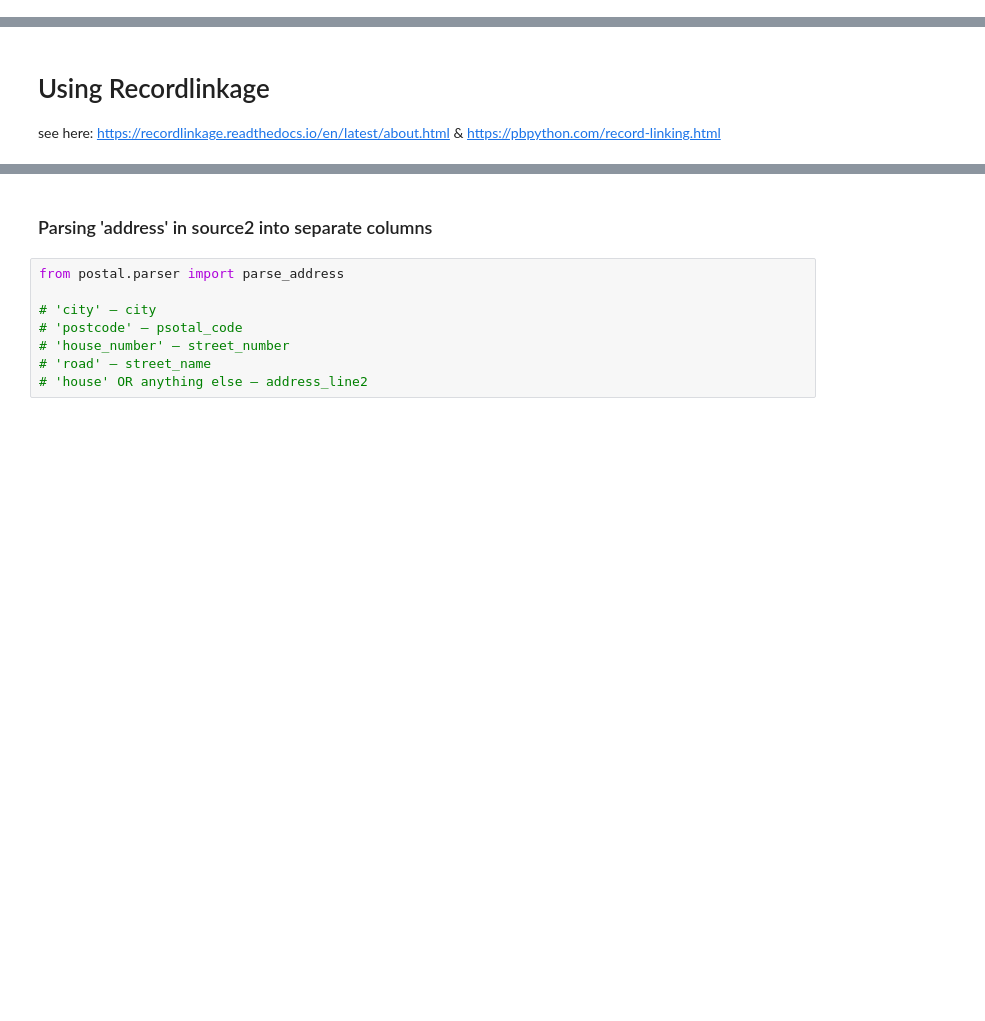
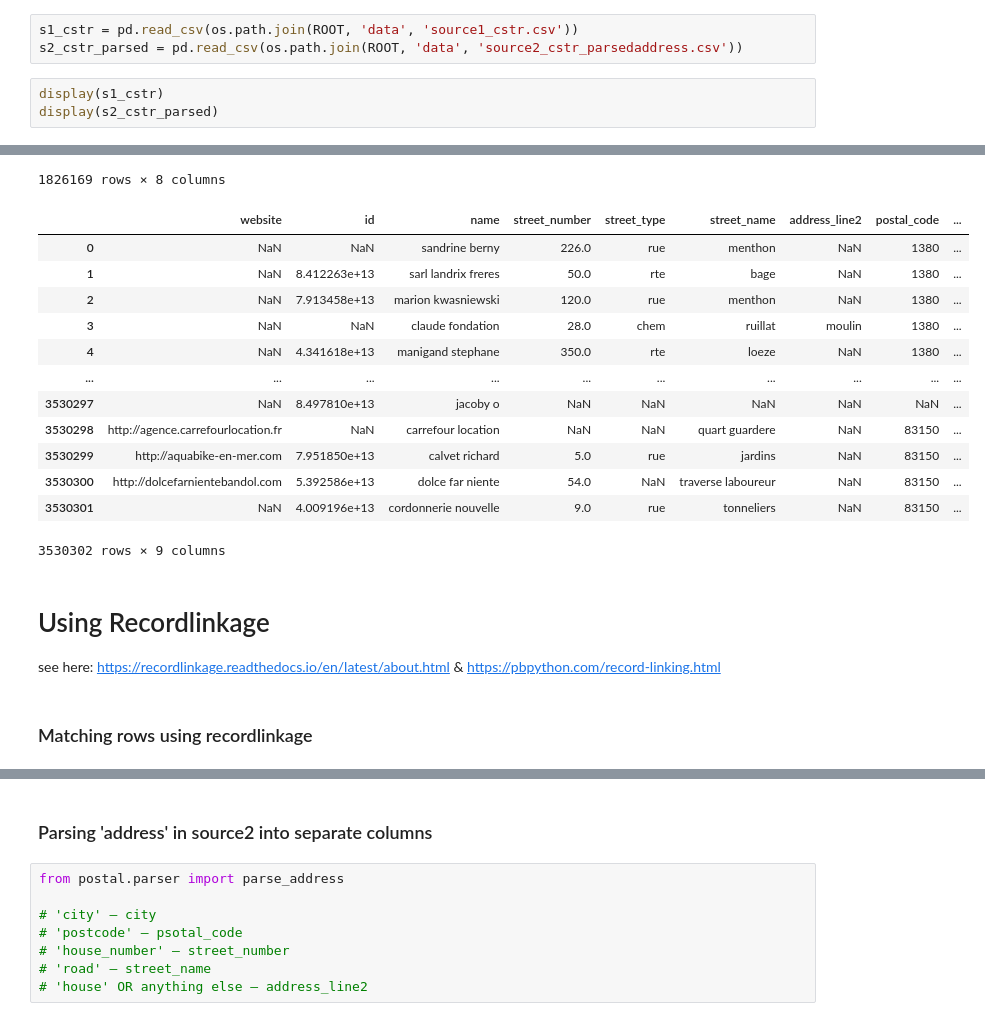
Before and after one commit to TaherHabib/database_records_linkage, a Jupyter notebook: notebooks/using_recordlinkage_lib.ipynb, the cells around one changed output, grey strips where cells are left out. Saved outputs shown, nothing was run; the diff lists cells and outputs as text; blank space fills up the shorter version.

Commit message:
running recordlinkage

```diff
--- a/notebooks/using_recordlinkage_lib.ipynb
+++ b/notebooks/using_recordlinkage_lib.ipynb
@@ -45,0 +14,7 @@ display(s2_cstr)
+# %%
+s1_cstr = pd.read_csv(os.path.join(ROOT, 'data', 'source1_cstr.csv'))
+s2_cstr_parsed = pd.read_csv(os.path.join(ROOT, 'data', 'source2_cstr_parsedaddress.csv'))
+# %%
+display(s1_cstr)
+display(s2_cstr_parsed)
+# %% [output]
@@ -46,4 +33,20 @@ display(s2_cstr)
+1826169 rows × 8 columns
+|  | website | id | name | street_number | street_type | street_name | address_line2 | postal_code | ... |
+| 0 | NaN | NaN | sandrine berny | 226.0 | rue | menthon | NaN | 1380 | ... |
+| 1 | NaN | 8.412263e+13 | sarl landrix freres | 50.0 | rte | bage | NaN | 1380 | ... |
+| 2 | NaN | 7.913458e+13 | marion kwasniewski | 120.0 | rue | menthon | NaN | 1380 | ... |
+| 3 | NaN | NaN | claude fondation | 28.0 | chem | ruillat | moulin | 1380 | ... |
+| 4 | NaN | 4.341618e+13 | manigand stephane | 350.0 | rte | loeze | NaN | 1380 | ... |
+| ... | ... | ... | ... | ... | ... | ... | ... | ... | ... |
+| 3530297 | NaN | 8.497810e+13 | jacoby o | NaN | NaN | NaN | NaN | NaN | ... |
+| 3530298 | http://agence.carrefourlocation.fr | NaN | carrefour location | NaN | NaN | quart guardere | NaN | 83150 | ... |
+| 3530299 | http://aquabike-en-mer.com | 7.951850e+13 | calvet richard | 5.0 | rue | jardins | NaN | 83150 | ... |
+| 3530300 | http://dolcefarnientebandol.com | 5.392586e+13 | dolce far niente | 54.0 | NaN | traverse laboureur | NaN | 83150 | ... |
+| 3530301 | NaN | 4.009196e+13 | cordonnerie nouvelle | 9.0 | rue | tonneliers | NaN | 83150 | ... |
+3530302 rows × 9 columns
 # %% [markdown]
 # Using Recordlinkage
 
 see here: https://recordlinkage.readthedocs.io/en/latest/about.html & https://pbpython.com/record-linking.html
+# %% [markdown]
+### Matching rows using recordlinkage
```
Also changed, not shown: parts of 15 cells of this notebook, 2 other files.
